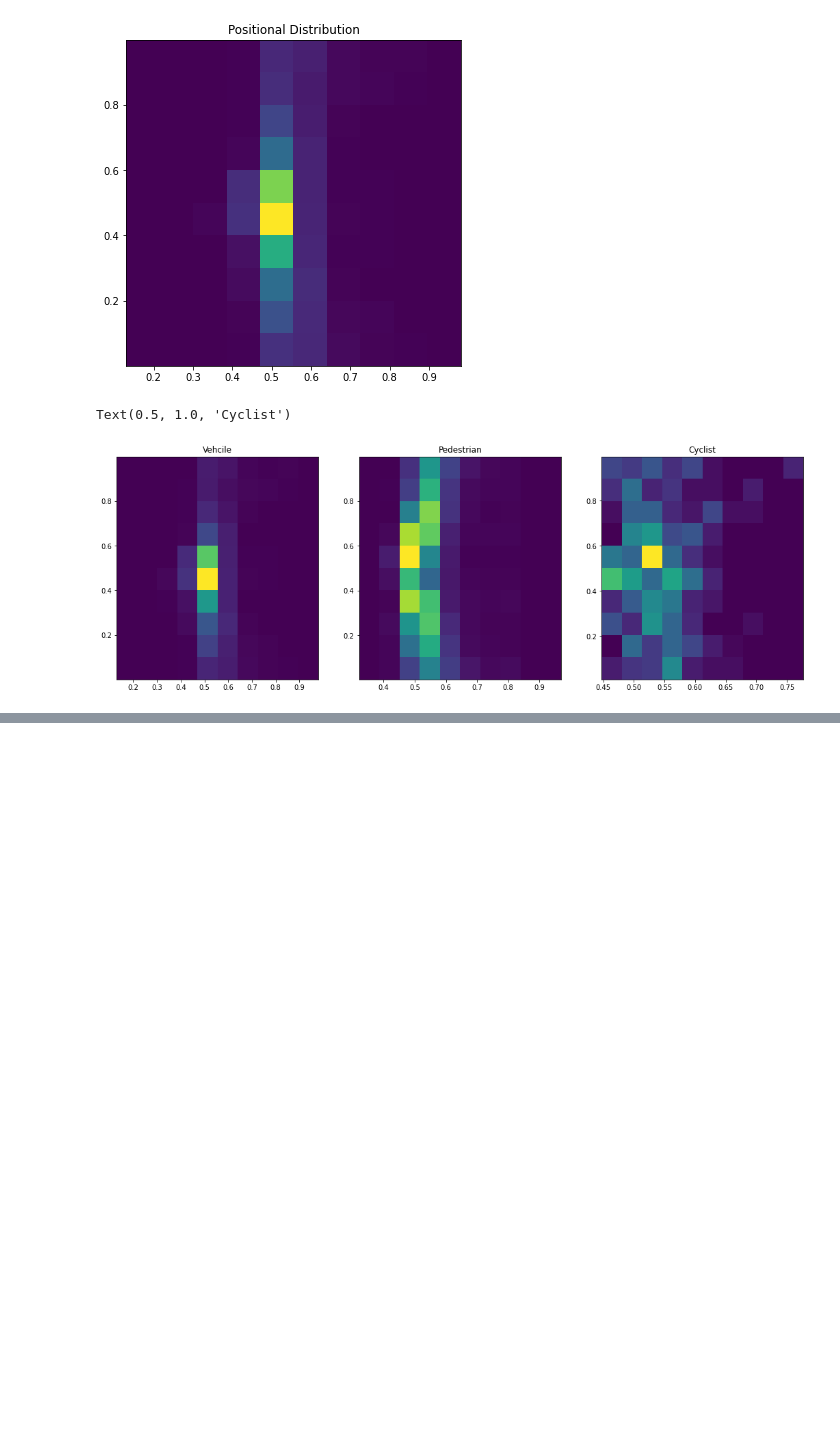
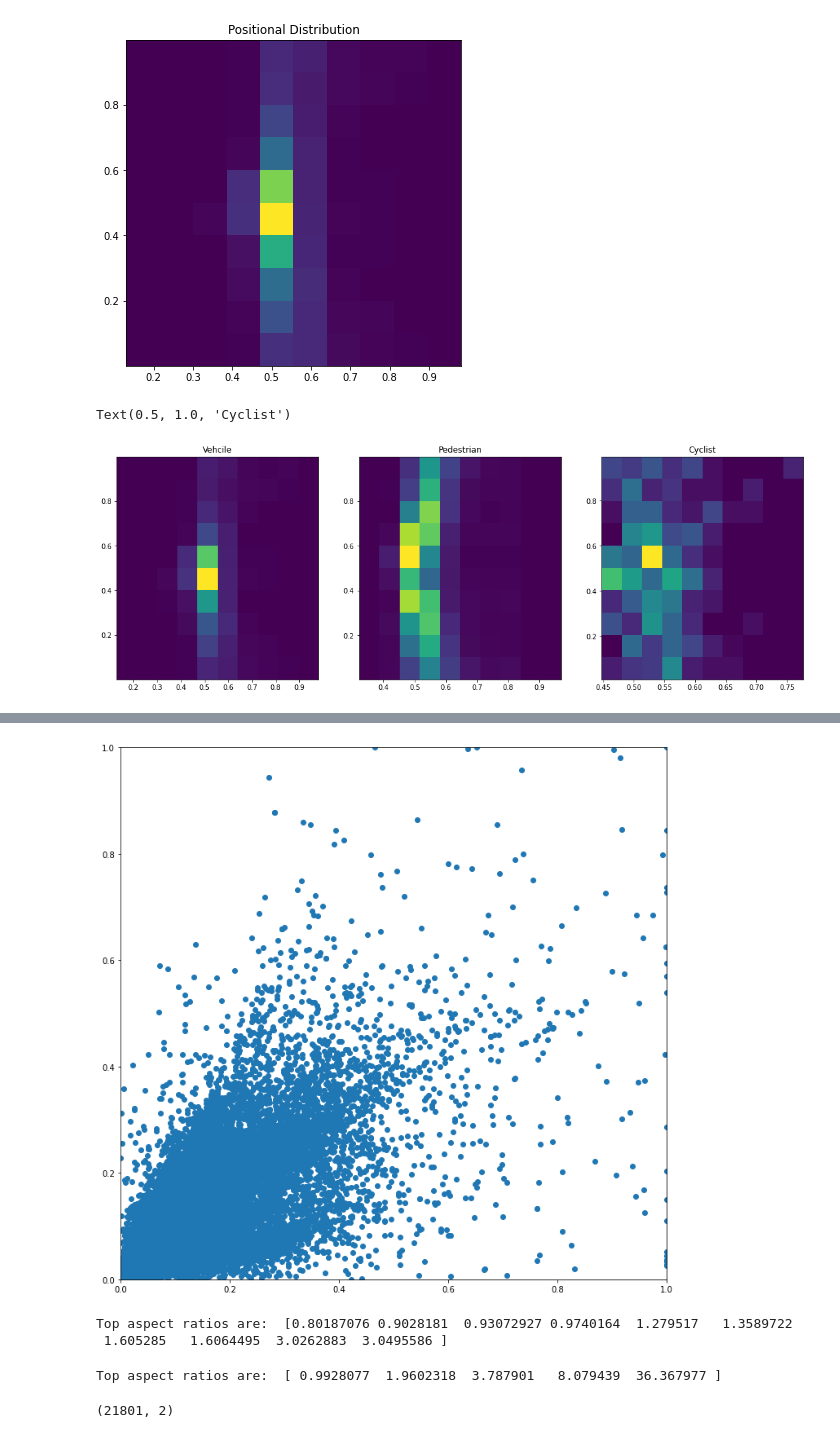
Before and after one commit to nsteve2407/urban-road-osbtacle-detection, a Jupyter notebook: Exploratory Data Analysis.ipynb, the cells around one changed output, grey strips where cells are left out. Drawn from its saved outputs; the diff is of its cells as text; code cells hidden in the pictures; blank space fills up the shorter version.

```diff
--- a/Exploratory Data Analysis.ipynb
+++ b/Exploratory Data Analysis.ipynb
@@ -176,0 +195,20 @@ Text(0.5, 1.0, 'Cyclist')
+# %%
+box_data = []
+ar_data= []
+for batch in dataset.take(200):
+    bboxes = batch[1]['groundtruth_boxes'].numpy()
+    num_bboxes = batch[1]['num_groundtruth_boxes'].numpy()
+    batch_size = bboxes.shape[0]
+    for idx in range(batch_size):
+        collect_box_data_sample(bboxes[idx,:num_bboxes[idx],...])
+# %%
+bd = np.array(box_data)
+# %%
+%matplotlib inline
+plt.figure(figsize=(12,12))
+plt.scatter(bd[:,0],bd[:,1])
+plt.xlim(0,1.0)
+plt.ylim(0,1.0)
+plt.show()
+# %% [output]
+[figure, added]
@@ -176,0 +240,16 @@ Text(0.5, 1.0, 'Cyclist')
+# %%
+ar = kmeans_aspect_ratios(bd,500,10)
+print("Top aspect ratios are: ",np.sort(ar))
+# %% [output]
+Top aspect ratios are:  [0.80187076 0.9028181  0.93072927 0.9740164  1.279517   1.3589722
+ 1.605285   1.6064495  3.0262883  3.0495586 ]
+# %%
+ar = kmeans_1d(np.array(ar_data),500,5)
+ar=ar.reshape(-1)
+print("Top aspect ratios are: ",np.sort(ar))
+# %% [output]
+Top aspect ratios are:  [ 0.9928077  1.9602318  3.787901   8.079439  36.367977 ]
+# %%
+bd.shape
+# %% [output]
+(21801, 2)
```
Also changed, not shown: parts of 7 cells of this notebook, 5 other files.
